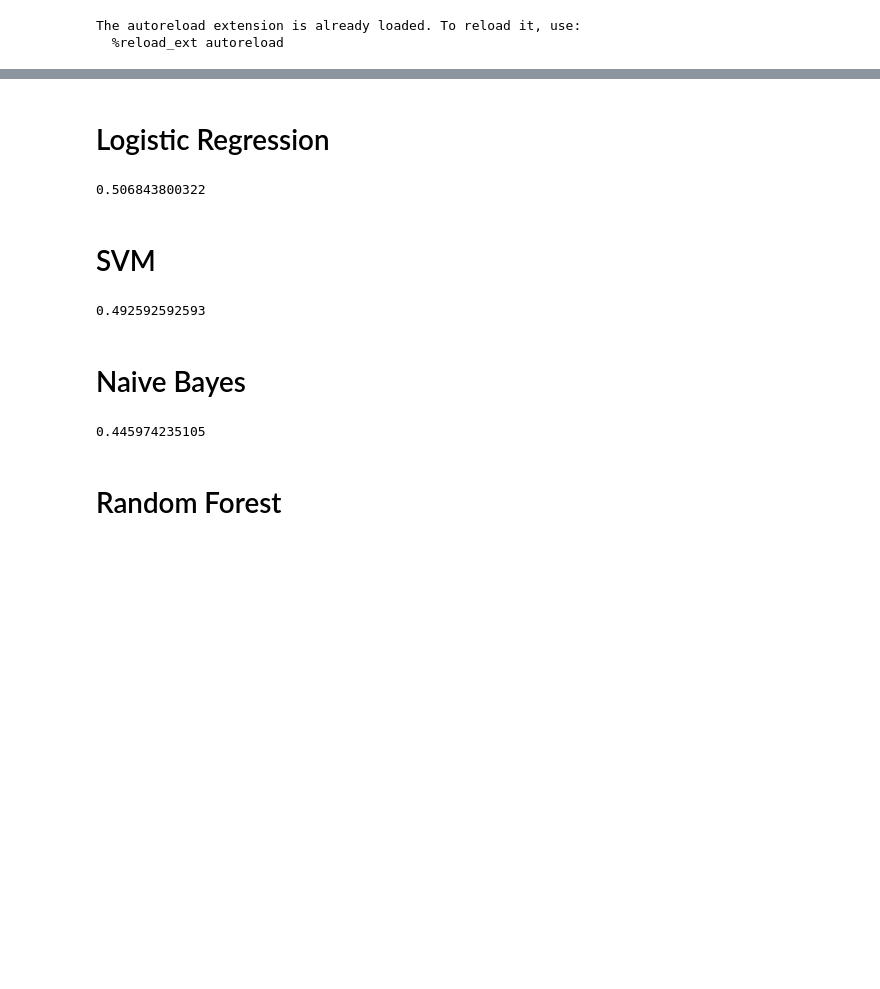
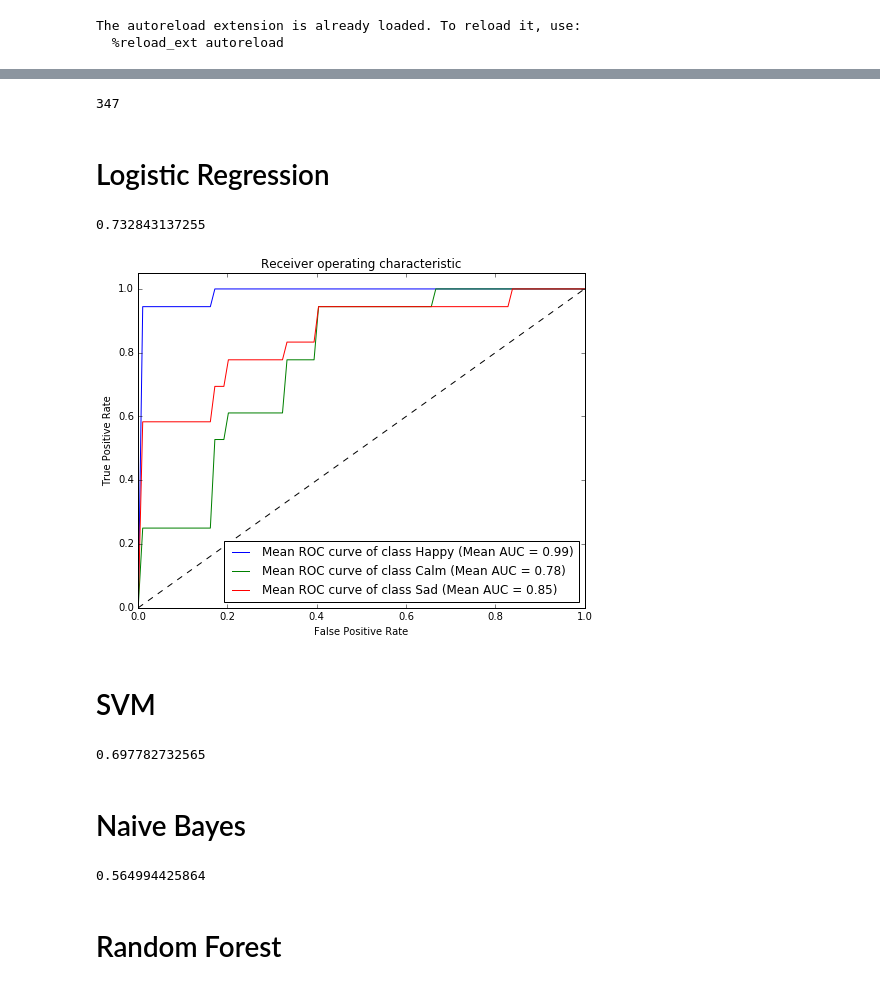
Before and after one commit to Keymochi/Server, a Jupyter notebook: Generalized Model.ipynb, the cells around one changed output, grey strips where cells are left out. Drawn from its saved outputs; the diff is of its cells as text; code cells hidden in the pictures; blank space fills up the shorter version.

Commit message:
plot mean ROC and auc

```diff
--- a/Generalized Model.ipynb
+++ b/Generalized Model.ipynb
@@ -40,27 +44,36 @@ jeanData:  Counter({'Happy': 27, 'Calm': 26, 'Sad': 13})   Total:  66
 # %%
-whoseData = 'co273' # all | acsalu | co273 | jean
-keyStrokeManager = KeyStrokeManager(co273Data)
+# allData2 = list(acsaluData) + list(co273Data) + list(jeanData)
+whoseData = 'acsalu' # all | acsalu | co273 | jean
+keyStrokeManager = KeyStrokeManager(acsaluData)
+# %%
+print(len(allData2))
+# %% [output]
+347
 # %% [markdown]
 # Logistic Regression
 # %%
 keyStrokeManager.logisticRegression()
 print(keyStrokeManager.crossValidScore())
 # %% [output]
-0.506843800322
+0.732843137255
+# %%
+keyStrokeManager.plotROC()
+# %% [output]
+[figure, added]
 # %% [markdown]
 # SVM
 # %%
 keyStrokeManager.svm()
 print(keyStrokeManager.crossValidScore())
 # %% [output]
-0.492592592593
+0.697782732565
 # %% [markdown]
 # Naive Bayes
 # %%
 keyStrokeManager.naiveBayes()
 print(keyStrokeManager.crossValidScore())
 # %% [output]
-0.445974235105
+0.564994425864
 # %% [markdown]
 # Random Forest
 # %%
```
Also changed, not shown: parts of 4 cells of this notebook, 22 other files.
